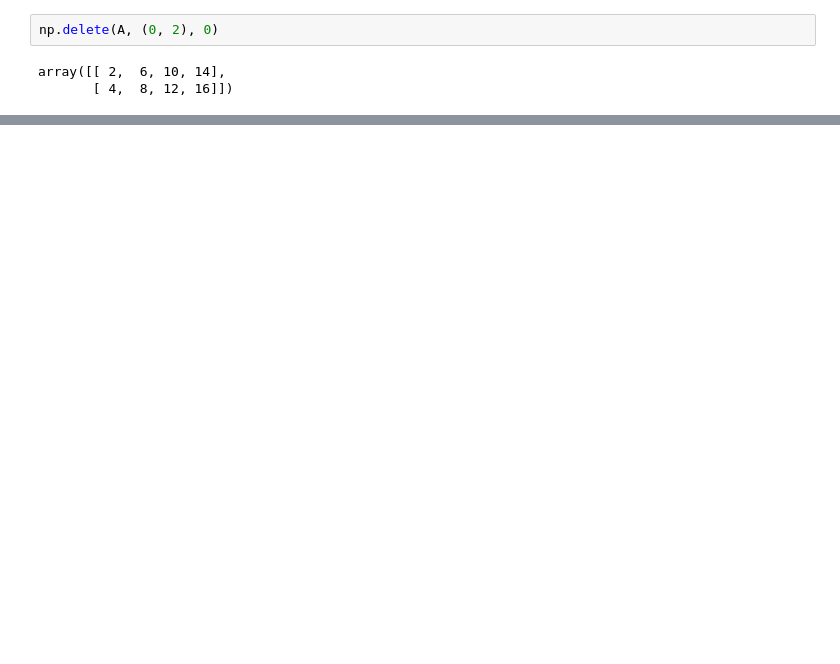
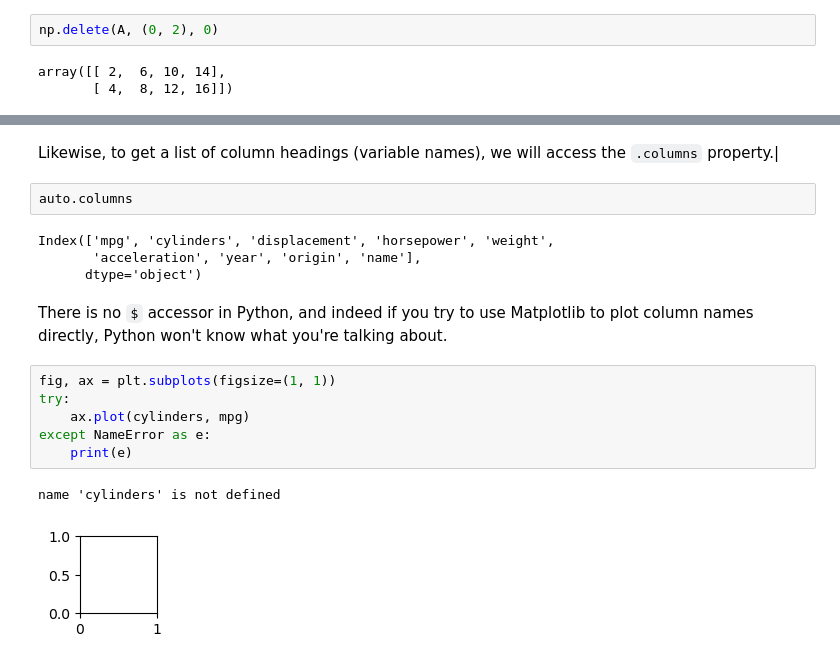
Before and after one commit to thewchan/intro-to-stats-learning, a Jupyter notebook: ch2/python-lab.ipynb, the cells around one changed output, grey strips where cells are left out. Saved outputs shown, nothing was run; the diff lists cells and outputs as text; blank space fills up the shorter version.

```diff
--- a/ch2/python-lab.ipynb
+++ b/ch2/python-lab.ipynb
@@ -463,0 +565,19 @@ array([[ 2,  6, 10, 14],
+# %% [markdown]
+Likewise, to get a list of column headings (variable names), we will access the `.columns` property.|
+# %%
+auto.columns
+# %% [output]
+Index(['mpg', 'cylinders', 'displacement', 'horsepower', 'weight',
+       'acceleration', 'year', 'origin', 'name'],
+      dtype='object')
+# %% [markdown]
+There is no `$` accessor in Python, and indeed if you try to use Matplotlib to plot column names directly, Python won't know what you're talking about.
+# %%
+fig, ax = plt.subplots(figsize=(1, 1))
+try:
+    ax.plot(cylinders, mpg)
+except NameError as e:
+    print(e)
+# %% [output]
+name 'cylinders' is not defined
+[figure, added]
```
Also changed, not shown: parts of 69 cells of this notebook, 8 other files.
